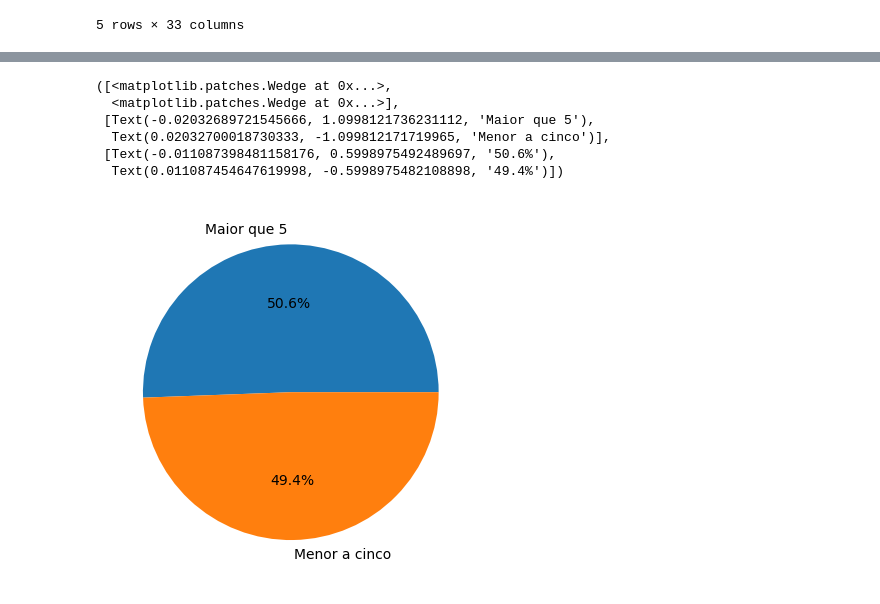
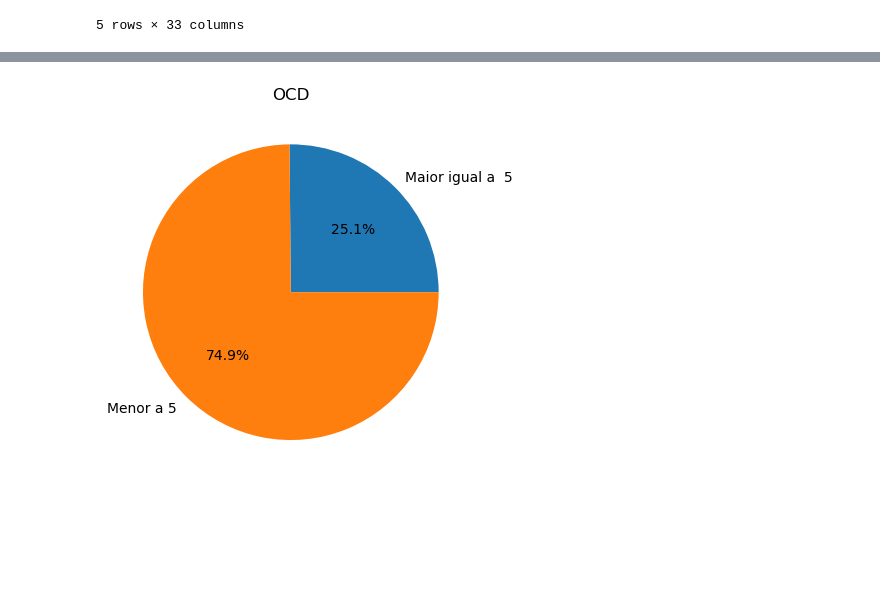
Before and after one commit to pcmoraesmenezes/Exploring-Correlations-Between-Musical-Preferences-and-Mental-Health-A-Machine-Learning-Approach, a Jupyter notebook: código/main.ipynb, the cells around one changed output, grey strips where cells are left out. Cells and saved outputs as stored; diff of their text form; code cells hidden in the pictures; blank space fills up the shorter version.

```diff
--- a/código/main.ipynb
+++ b/código/main.ipynb
@@ -54,16 +75,12 @@ plt.pie([quantos_tem_ansiedade_maior_que_cinco, quantos_tem_ansiedade_menor_que_
 # %%
-depressao_maior_que_cinco = DATA_FRAME[DATA_FRAME['Depression'] > 5].shape[0]
-depressao_maior_que_cinco
+ocd_maior_que_cinco = DATA_FRAME[DATA_FRAME['OCD'] >= 5].shape[0]
 
-depressao_menor_que_cinco = DATA_FRAME[DATA_FRAME['Depression'] < 5].shape[0]
-depressao_menor_que_cinco
+ocd_menor_que_cinco = DATA_FRAME[DATA_FRAME['OCD'] < 5].shape[0]
 
-plt.pie([depressao_maior_que_cinco, depressao_menor_que_cinco], labels=['Maior que 5', 'Menor a cinco'], autopct='%1.1f%%')
+plt.pie([ocd_maior_que_cinco, ocd_menor_que_cinco], labels=['Maior igual a  5', 'Menor a 5'], autopct='%1.1f%%',)
+
+plt.title('OCD')
+
+plt.show()
 # %% [output]
-([<matplotlib.patches.Wedge at 0x...>,
-  <matplotlib.patches.Wedge at 0x...>],
- [Text(-0.02032689721545666, 1.0998121736231112, 'Maior que 5'),
-  Text(0.02032700018730333, -1.099812171719965, 'Menor a cinco')],
- [Text(-0.011087398481158176, 0.5998975492489697, '50.6%'),
-  Text(0.011087454647619998, -0.5998975482108898, '49.4%')])
-[figure, old version]
+[figure, new version]
```
Also changed, not shown: parts of 5 cells of this notebook.
